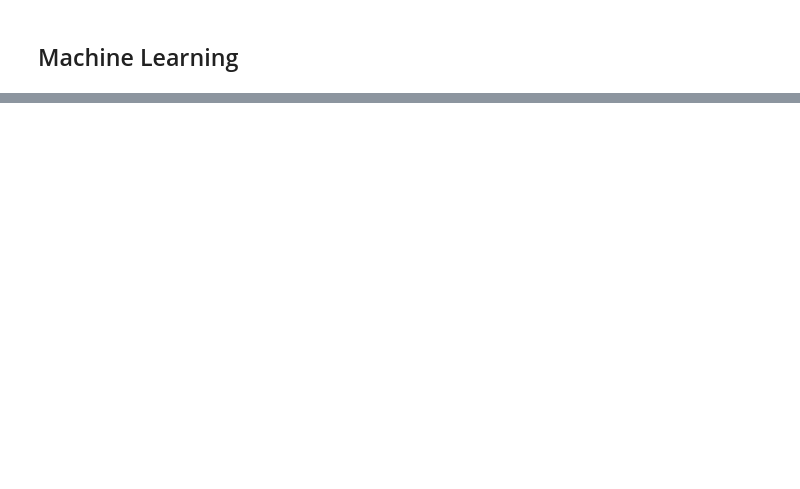
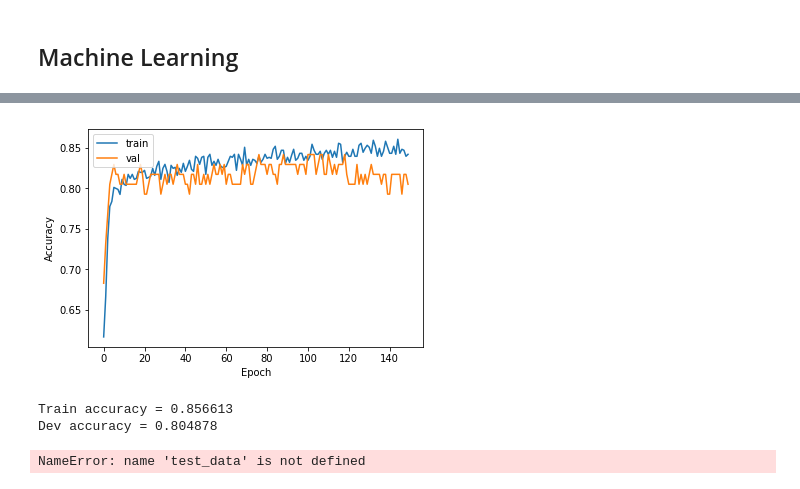
Before and after one commit to bryanyaggi/Kaggle, a Jupyter notebook: Titanic/Titanic.ipynb, the cells around one changed output, grey strips where cells are left out. Saved outputs shown, nothing was run; the diff lists cells and outputs as text; code cells hidden in the pictures; blank space fills up the shorter version.

```diff
--- a/Titanic/Titanic.ipynb
+++ b/Titanic/Titanic.ipynb
@@ -154,9 +168,18 @@ returns training data and development data DataFrames
 '''
 def splitTrainData(data, fractionDev):
     mask = np.random.rand(len(data)) < fractionDev
-    train_data = data[~mask]
-    dev_data = data[mask]
-    return train_data, dev_data
+    data_train = data[~mask]
+    data_dev = data[mask]
+    return data_train, data_dev
+
+def processData(data_train, data_test, fractionDev):
+    data_train, data_dev = splitTrainData(data_train, fractionDev)
+    X_train = processInput(data_train)
+    X_dev = processInput(data_dev)
+    X_test = processInput(data_test)
+    Y_train = processOutput(data_train)
+    Y_dev = processOutput(data_dev)
+    return X_train, Y_train, X_dev, Y_dev, X_test
 # %%
 '''
 Keras neural network model
@@ -164,6 +187,11 @@ Keras neural network model
 def model(inputShape):
     X_input = Input(inputShape)
     X = Dense(10, activation='relu')(X_input)
+    X = Dropout(.1)(X)
+    X = BatchNormalization()(X)
+    X = Dense(5, activation='relu')(X)
+    X = Dropout(.1)(X)
+    X = BatchNormalization()(X)
     X = Dense(1, activation='sigmoid')(X)
 
     model = Model(inputs=X_input, outputs=X)
@@ -189,0 +199,4 @@ See the caveats in the documentation: http://pandas.pydata.org/pandas-docs/stabl
+# %%
+# Split and process training data
+X_train, Y_train, X_dev, Y_dev, X_test = processData(data_train, data_test, 0.1)
+X_train.head()
@@ -191,5 +215,5 @@ See the caveats in the documentation: http://pandas.pydata.org/pandas-docs/stabl
 # Create and train model
 nn = model(inputShape=(X_train.shape[1],))
 nn.compile(optimizer='adam', loss='binary_crossentropy', metrics=['accuracy'])
-nn.fit(X_train, Y_train, batch_size=32, epochs=100)
+history = nn.fit(X_train, Y_train, validation_data=(X_dev, Y_dev), batch_size=32, epochs=150)
 # %% [output]
@@ -215,6 +238,12 @@ Epoch 100/100
 # Evaluate model
 _, trainAccuracy = nn.evaluate(X_train, Y_train)
 _, devAccuracy = nn.evaluate(X_dev, Y_dev)
+plt.plot(history.history['accuracy'])
+plt.plot(history.history['val_accuracy'])
+plt.ylabel('Accuracy')
+plt.xlabel('Epoch')
+plt.legend(['train', 'val'], loc='upper left')
+plt.show()
 print('Train accuracy = %f' %trainAccuracy)
 print('Dev accuracy = %f' %devAccuracy)
 # %% [output]
@@ -225,6 +252,10 @@ Dev accuracy = 0.833333
+[figure, added]
+Train accuracy = 0.856613
+Dev accuracy = 0.804878
 # %%
 # Generate results for submission
-X_test = processInput(test_data)
 Y_pred = nn.predict(X_test)
-output = pd.DataFrame({'PassengerId': test_data.PassengerId, 'Survived': (Y_pred[:, 0] > 0.5).astype(int)})
+output = pd.DataFrame({'PassengerId': data_test.PassengerId, 'Survived': (Y_pred[:, 0] > 0.5).astype(int)})
 output.to_csv('submission.csv', index=False)
+# %% [output]
+NameError: name 'test_data' is not defined
```
Also changed, not shown: parts of 11 cells of this notebook, 1 other file.
